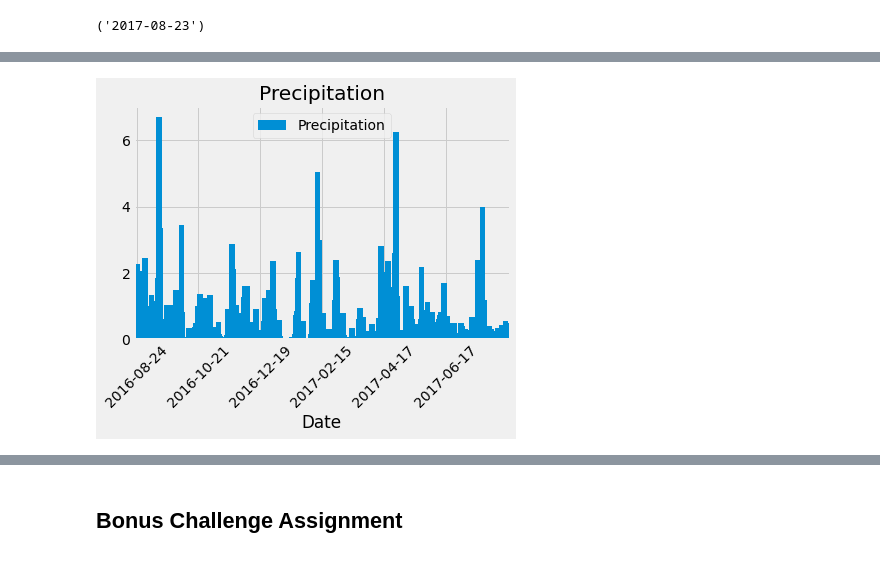
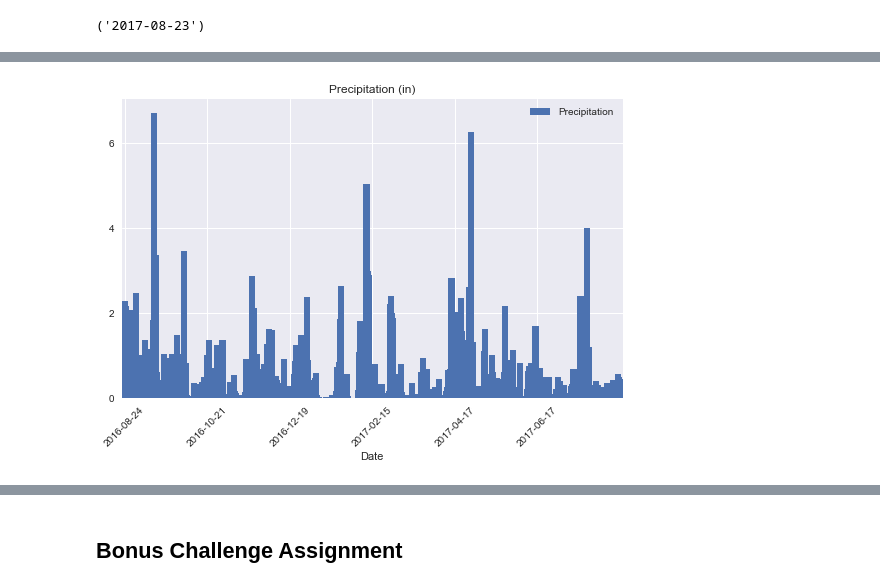
Before and after one commit to scavazos4/sqlalchemy-challenge, a Jupyter notebook: climate_starter.ipynb, the cells around one changed output, grey strips where cells are left out. Cells and saved outputs as stored; diff of their text form; code cells hidden in the pictures.

```diff
--- a/climate_starter.ipynb
+++ b/climate_starter.ipynb
@@ -1,7 +1,7 @@
 # %%
 %matplotlib inline
 from matplotlib import style
-style.use('fivethirtyeight')
+style.use('seaborn')
 import matplotlib.pyplot as plt
 import seaborn as sns
 # %%
@@ -75,12 +73,12 @@ session.query(measurement.date).order_by(measurement.date.desc()).first()
 ('2017-08-23')
 # %%
 
-results = session.query(measurement.date, measurement.prcp).filter(measurement.date > '2016-08-23').order_by(measurement.date).all()
+results = session.query(measurement.date, measurement.prcp, measurement.tobs,measurement.station).filter(measurement.date > '2016-08-23').order_by(measurement.date).all()
 # %%
 # Use Pandas to calcualte the summary statistics for the precipitation data
 
-precip = pd.DataFrame(results, columns=['Date','Precipitation'])
+precip = pd.DataFrame(results, columns=['Date','Precipitation',"tobs","station"])
 precip = precip.set_index("Date")
 precip = precip.dropna()
-precip.head()
+precip.head(10)
 # %% [output]
@@ -94,7 +102,7 @@ precip.head()
 # %%
-ax = precip.plot.bar(title="Precipitation", width = 30)
-ax = plt.locator_params(nbins=6)
-ax = plt.xticks(rotation = 45)
+ax1 = precip.plot.bar( y = "Precipitation", title="Precipitation (in)", width = 25)
+ax1 = plt.locator_params(nbins=6)
+ax1 = plt.xticks(rotation = 45)
 plt.show()
 # %% [output]
-[figure, old version]
+[figure, new version]
```
Also changed, not shown: parts of 12 cells of this notebook.
